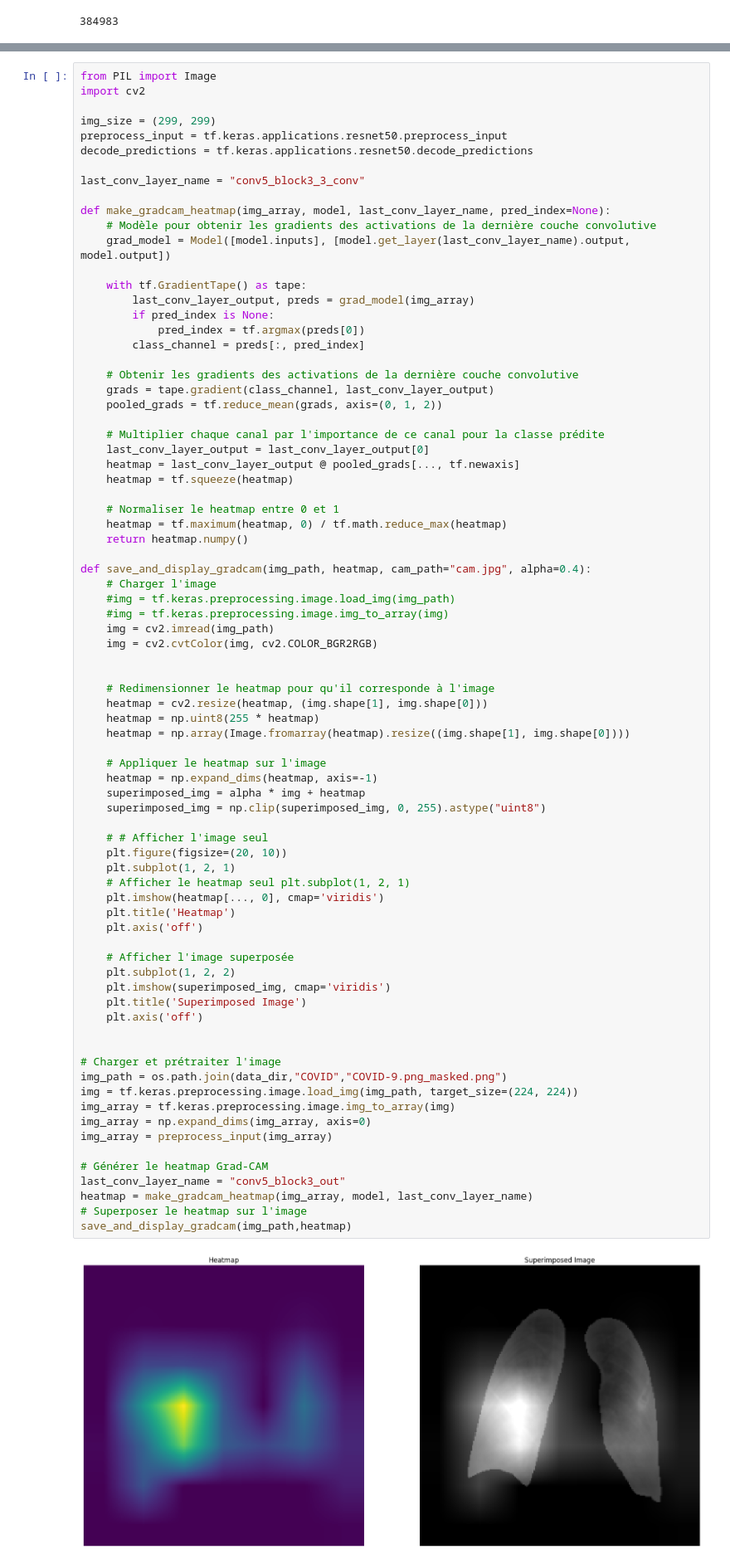
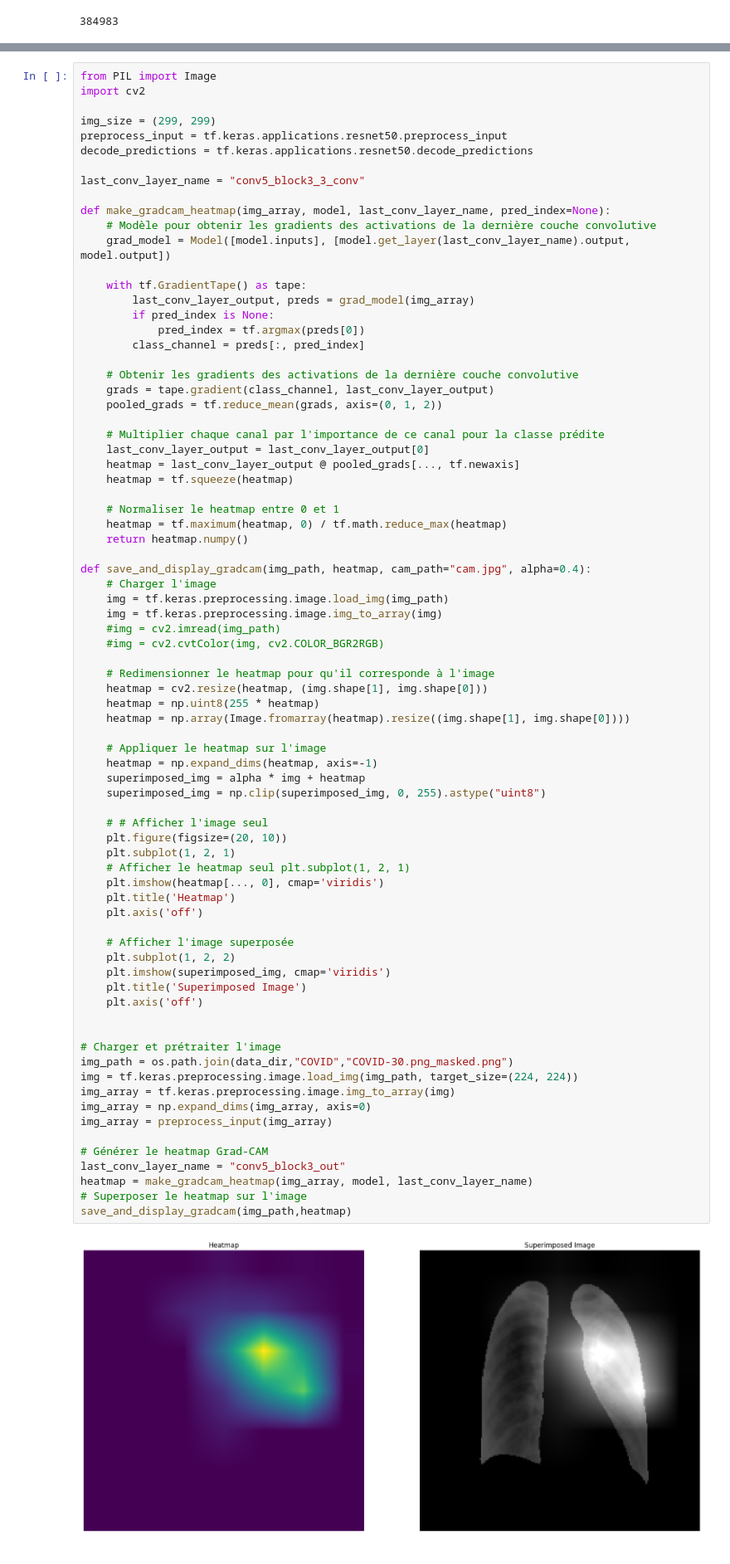
Before and after one commit to mmelkowski/radio_pulmo, a Jupyter notebook: notebooks/CHO_notebook_model_Keras.ipynb, the cells around one changed output, grey strips where cells are left out. Shown at 83% size. Drawn from its saved outputs; the diff is of its cells as text.

Commit message:
UPDATE(model Keras) : gradcam on more test images

```diff
--- a/notebooks/CHO_notebook_model_Keras.ipynb
+++ b/notebooks/CHO_notebook_model_Keras.ipynb
@@ -1615,11 +1615,10 @@ def make_gradcam_heatmap(img_array, model, last_conv_layer_name, pred_index=None
 
 def save_and_display_gradcam(img_path, heatmap, cam_path="cam.jpg", alpha=0.4):
     # Charger l'image
-    #img = tf.keras.preprocessing.image.load_img(img_path)
-    #img = tf.keras.preprocessing.image.img_to_array(img)
-    img = cv2.imread(img_path)
-    img = cv2.cvtColor(img, cv2.COLOR_BGR2RGB)
-
+    img = tf.keras.preprocessing.image.load_img(img_path)
+    img = tf.keras.preprocessing.image.img_to_array(img)
+    #img = cv2.imread(img_path)
+    #img = cv2.cvtColor(img, cv2.COLOR_BGR2RGB)
 
     # Redimensionner le heatmap pour qu'il corresponde à l'image
     heatmap = cv2.resize(heatmap, (img.shape[1], img.shape[0]))
@@ -1631,32 +1630,32 @@ def save_and_display_gradcam(img_path, heatmap, cam_path="cam.jpg", alpha=0.4):
     superimposed_img = alpha * img + heatmap
     superimposed_img = np.clip(superimposed_img, 0, 255).astype("uint8")
 
     # # Afficher l'image seul
     plt.figure(figsize=(20, 10))
     plt.subplot(1, 2, 1)
     # Afficher le heatmap seul plt.subplot(1, 2, 1)
     plt.imshow(heatmap[..., 0], cmap='viridis')
     plt.title('Heatmap')
     plt.axis('off')
 
     # Afficher l'image superposée
     plt.subplot(1, 2, 2)
     plt.imshow(superimposed_img, cmap='viridis')
     plt.title('Superimposed Image')
     plt.axis('off')
 
 
 # Charger et prétraiter l'image
-img_path = os.path.join(data_dir,"COVID","COVID-9.png_masked.png")
+img_path = os.path.join(data_dir,"COVID","COVID-30.png_masked.png")
 img = tf.keras.preprocessing.image.load_img(img_path, target_size=(224, 224))
 img_array = tf.keras.preprocessing.image.img_to_array(img)
 img_array = np.expand_dims(img_array, axis=0)
 img_array = preprocess_input(img_array)
 
 # Générer le heatmap Grad-CAM
 last_conv_layer_name = "conv5_block3_out"
 heatmap = make_gradcam_heatmap(img_array, model, last_conv_layer_name)
 # Superposer le heatmap sur l'image
 save_and_display_gradcam(img_path,heatmap)
 # %% [output]
-[figure, old version]
+[figure, new version]
```
Also changed, not shown: parts of 1 cell of this notebook.
